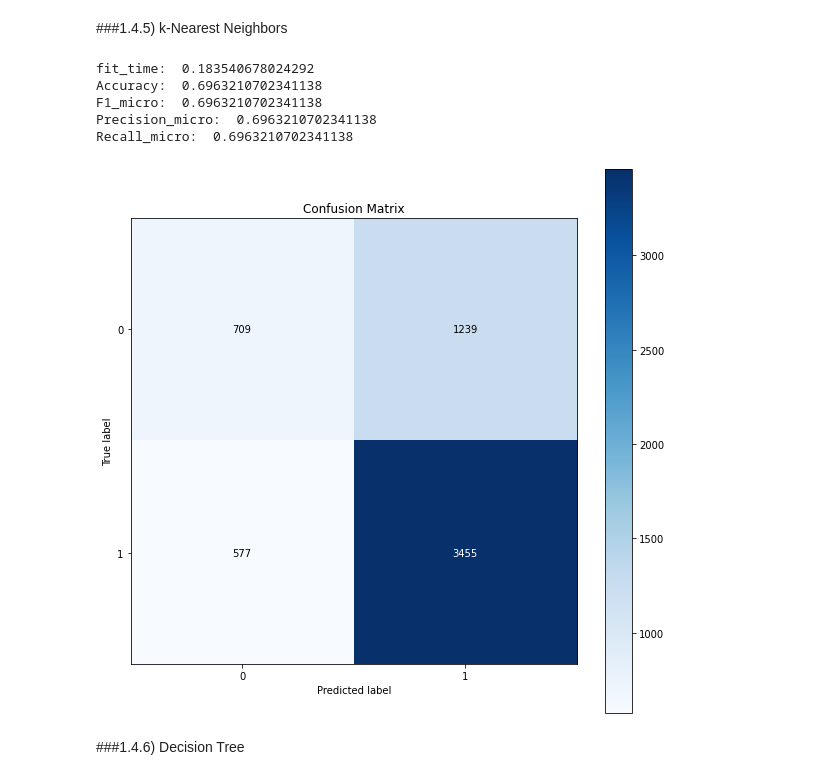
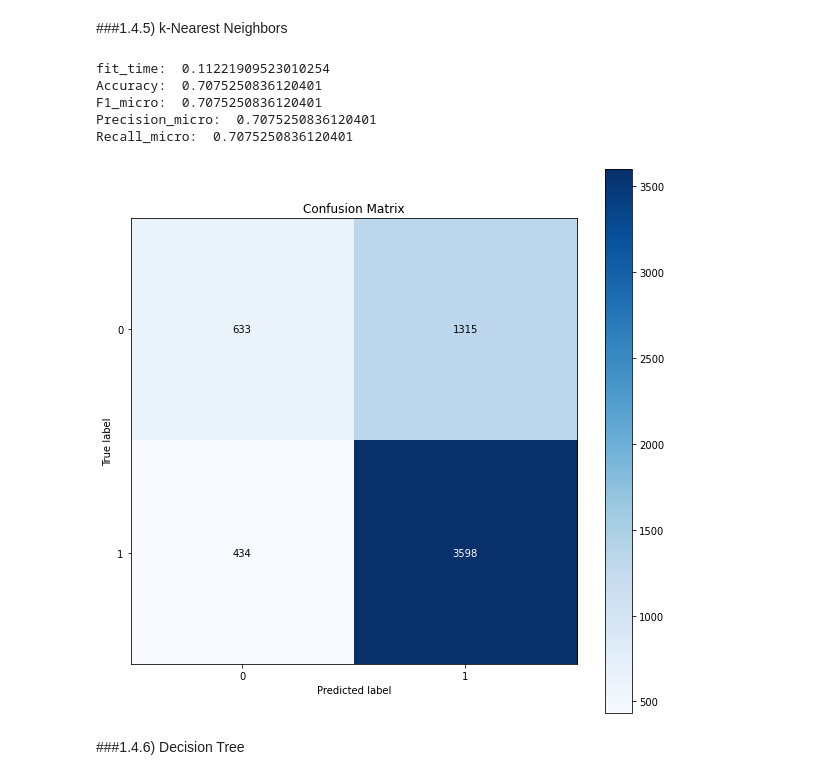
Before and after one commit to xDaryamo/NFR-Security-Extraction-Classification, a Jupyter notebook: NFR_Classification_Categorization_Tokenizer.ipynb, the cells around one changed output. Saved outputs shown, nothing was run; the diff lists cells and outputs as text; code cells hidden in the pictures.

```diff
--- a/NFR_Classification_Categorization_Tokenizer.ipynb
+++ b/NFR_Classification_Categorization_Tokenizer.ipynb
@@ -478,34 +478,34 @@ Recall_micro:  0.6777591973244148
 # %%
 X = sec_df["enc_all"].to_list()
 y = sec_df['Security']
 y = y.astype('int')
 
-knn = KNeighborsClassifier(algorithm='auto',weights='uniform',p=1,n_neighbors=10, metric='minkowski', leaf_size=40)
+knn = KNeighborsClassifier(algorithm='auto',weights='distance',p=1,n_neighbors=10, metric='minkowski', leaf_size=40)
 
 scoring = {'accuracy': 'accuracy',
            'f1': 'f1_micro',
            'precision': 'precision_micro',
            'recall': 'recall_micro'}
 knn_scores = cross_validate(knn, X, y, scoring=scoring, cv=cv)
 print("fit_time: ",np.mean(knn_scores['fit_time']))
 print("Accuracy: ",np.mean(knn_scores['test_accuracy']))
 print("F1_micro: ",np.mean(knn_scores['test_f1']))
 print("Precision_micro: ",np.mean(knn_scores['test_precision']))
 print("Recall_micro: ",np.mean(knn_scores['test_recall']))
 
 predictions = cross_val_predict(knn, X, y,cv=cv)
 
 fig, ax = plt.subplots(figsize=(10, 10))
 
 ax2 = skplt.metrics.plot_confusion_matrix(y, predictions,cmap=plt.cm.Blues, ax=ax)
 plt.show()
 # %% [output]
-fit_time:  0.183540678024292
-Accuracy:  0.6963210702341138
-F1_micro:  0.6963210702341138
-Precision_micro:  0.6963210702341138
-Recall_micro:  0.6963210702341138
+fit_time:  0.11221909523010254
+Accuracy:  0.7075250836120401
+F1_micro:  0.7075250836120401
+Precision_micro:  0.7075250836120401
+Recall_micro:  0.7075250836120401
-[figure, old version]
+[figure, new version]
 # %% [markdown]
 ###1.4.6) Decision Tree
 # %%
```
Also changed, not shown: parts of 36 cells of this notebook.
